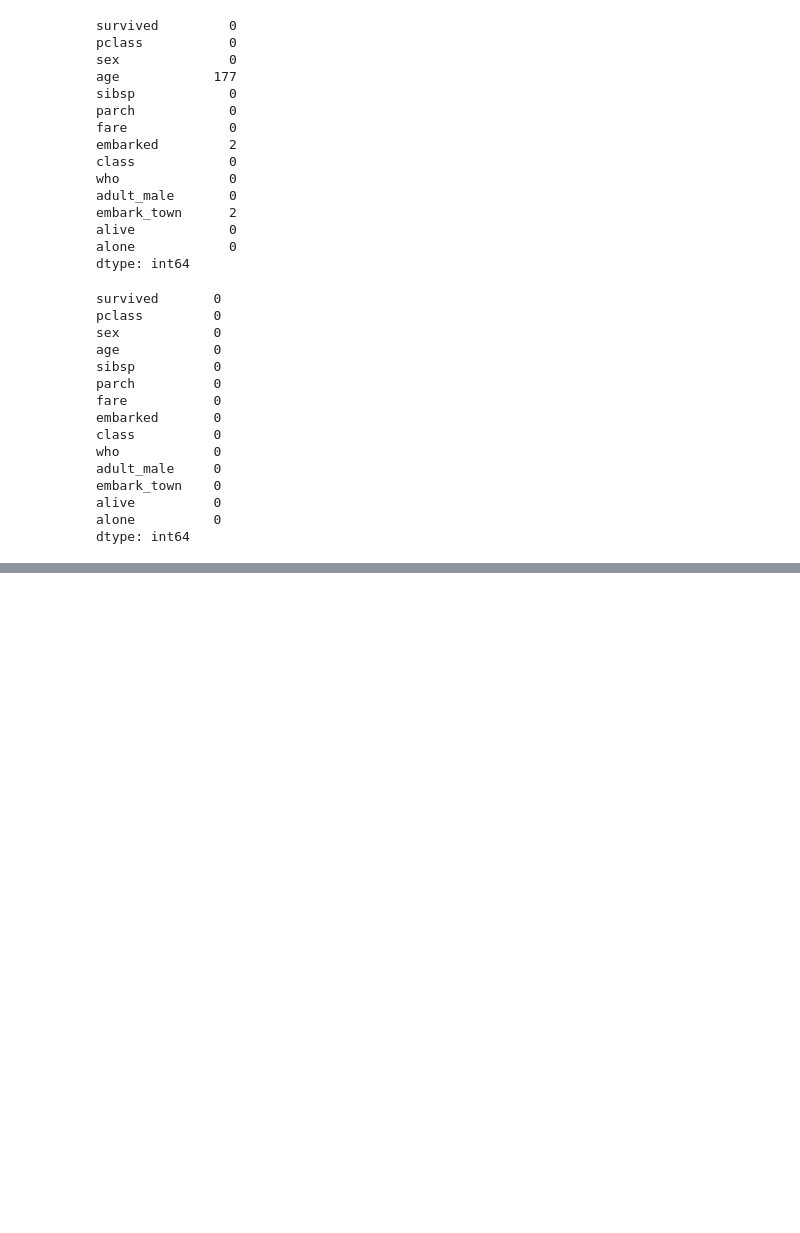
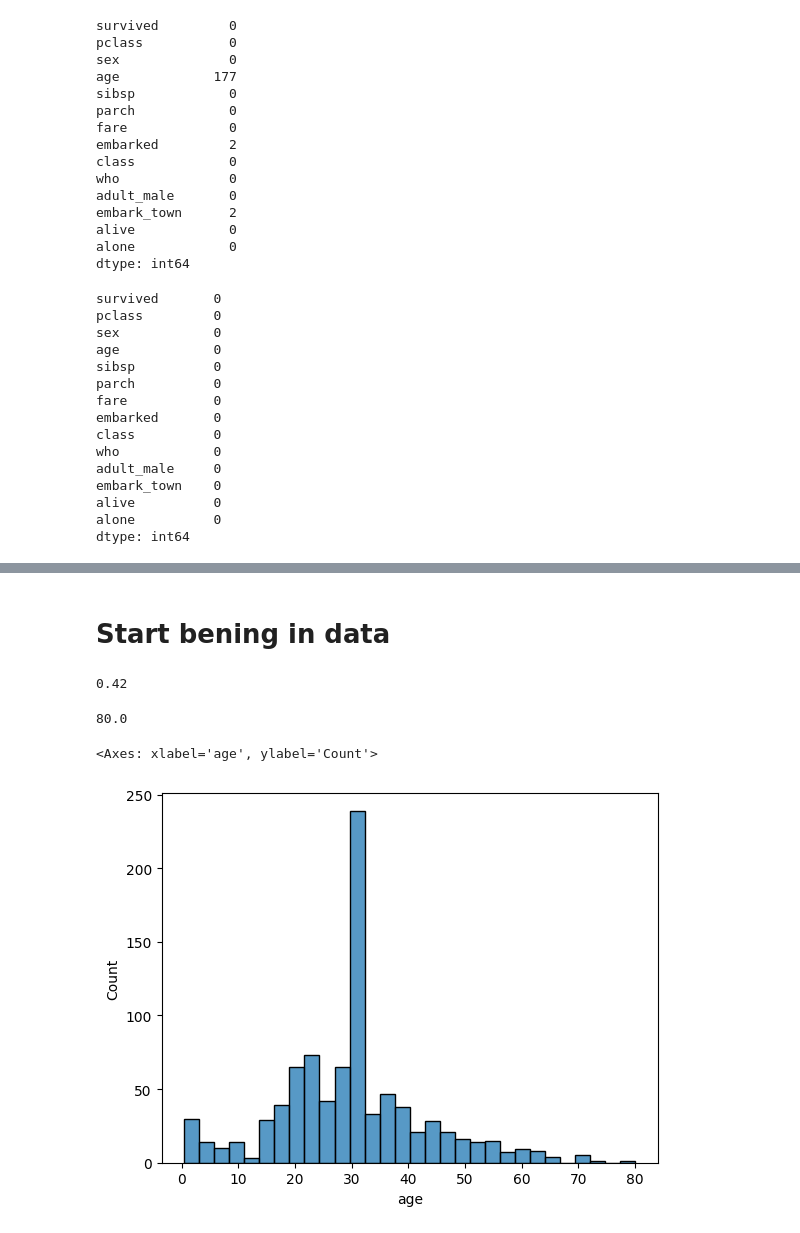
Before and after one commit to xaqibshah/DataScienceLearning, a Jupyter notebook: Python_Ka_Chilla/pandas/01_pythonpandas.ipynb, the cells around one changed output, grey strips where cells are left out. Cells and saved outputs as stored; diff of their text form; code cells hidden in the pictures; blank space fills up the shorter version.

Commit message:
Panda Practice: Binning and Filtring data

```diff
--- a/Python_Ka_Chilla/pandas/01_pythonpandas.ipynb
+++ b/Python_Ka_Chilla/pandas/01_pythonpandas.ipynb
@@ -377,0 +378,17 @@ sns.heatmap(df.isnull())
+# %% [markdown]
+# Start bening in data
+# %%
+df.age.min()
+# %% [output]
+0.42
+# %%
+df.age.max()
+# %% [output]
+80.0
+# %%
+#histplot is about data distrubtion, if the data make bell diagram is
+# called normal distribution or Gaussian Distribution
+sns.histplot(df.age)
+# %% [output]
+<Axes: xlabel='age', ylabel='Count'>
+[figure, added]
```
Also changed, not shown: parts of 21 cells of this notebook.
